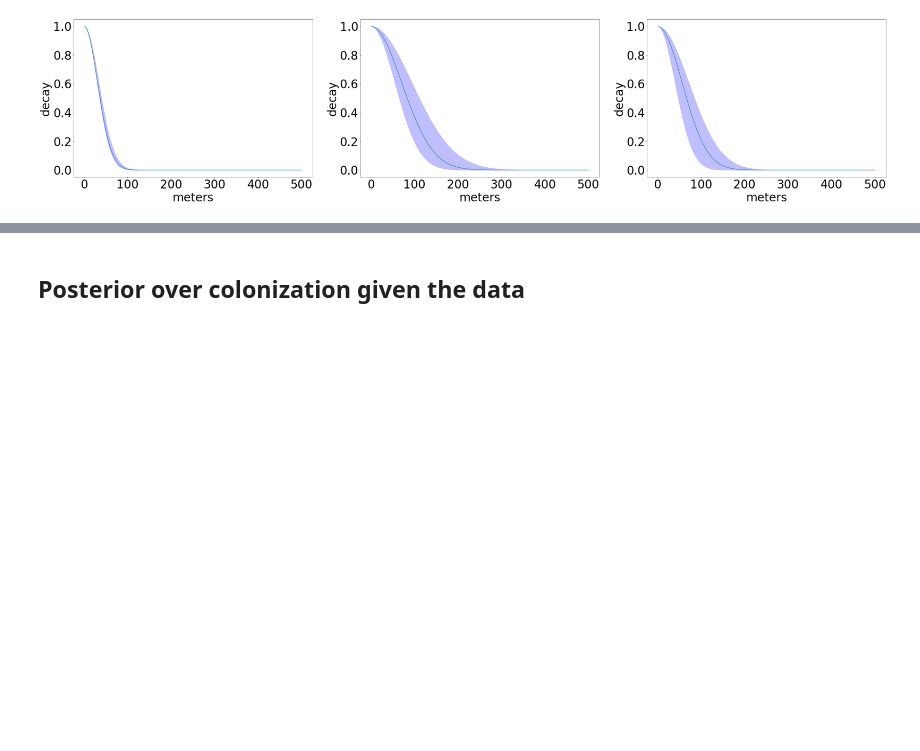
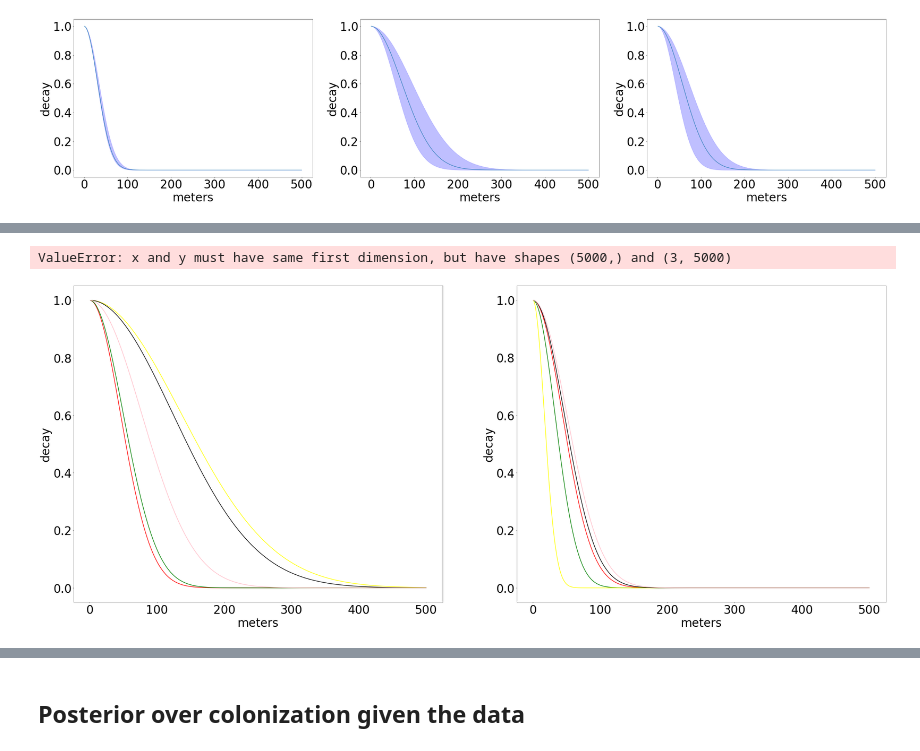
Before and after one commit to LorenzoRimella/SMC2-ILM, a Jupyter notebook: ECOLI/Check simulations.ipynb, the cells around one changed output, grey strips where cells are left out. Cells and saved outputs as stored; diff of their text form; code cells hidden in the pictures; blank space fills up the shorter version.

```diff
--- a/ECOLI/Check simulations.ipynb
+++ b/ECOLI/Check simulations.ipynb
@@ -377,0 +443,56 @@ for i in range(3):
+# %%
+fig, (ax) = plt.subplots(1, 2, figsize=(50, 20), dpi=50)
+
+cities = ["chileka", "ndirande"]
+colors = ["red", "green", "yellow", "black", "pink"]
+
+population_sizes = {}
+population_sizes["chileka"]  = ["13184",  "4000",  "2000", "1000",  "500"] #500 #4- 1000 #3- 2000 #2-4000 #1-13184
+population_sizes["ndirande"] = ["23000", "15000", "10000", "6000", "3000"] #3000 #4- 6000 #3- 10000 #2-15000 #1-23000
+
+for j in range(0,5):
+    str_ = str_list[j]
+    for i in range(2):
+        city = cities[i]
+        ax[i].set_xlabel('meters', fontsize=40)
+        ax[i].set_ylabel('decay',  fontsize=40)
+
+        ax[i].xaxis.set_tick_params(labelsize=40)
+        ax[i].yaxis.set_tick_params(labelsize=40)
+
+        x = np.reshape(np.linspace(1, 500, 5000), (1, 5000))
+
+        phi = np.exp(np.mean(best_phi[str_][city]))
+
+        beta_2_sim = np.exp(np.mean(-theta[best[city][0]][city][best_simulation[best[city][0]][city]][:,1,-1]))
+        beta_2 = beta_2_sim*np.exp(np.mean(best_beta_2[str_][city]))
+
+        decay = beta_2*distances_phi(x, phi)
+
+        ax[i].plot(x[0,:], decay[0,:], color= colors[j], label = population_sizes[city][j], linewidth=2)
+#         ax[i].fill_between(x[0,:], y1 = decay_quantile[0,:], y2 = decay_quantile[2,:], color= colors[j], alpha = 0.25)
+
+# for i in range(2):
+#     city = cities[i]
+#     ax[i].set_xlabel('meters', fontsize=40)
+#     ax[i].set_ylabel('decay',  fontsize=40)
+
+#     ax[i].xaxis.set_tick_params(labelsize=40)
+#     ax[i].yaxis.set_tick_params(labelsize=40)
+
+#     x = np.reshape(np.linspace(1, 500, 5000), (1, 5000))
+
+#     phi = np.exp(theta[best[city][0]][city][best_simulation[best[city][0]][city]][:,-1,-1])
+#     phi = np.reshape(phi, (phi.shape[0], 1))
+
+#     decay = distances_phi(x, phi)
+#     decay_quantile = np.mean(decay, axis = 0) #np.quantile(decay, (0.05, 0.5, 0.95), axis = 0)
+
+#     ax[i].plot(x[0,:], decay_quantile, label = "optimal")
+# #     ax[i].fill_between(x[0,:], y1 = decay_quantile[0,:], y2 = decay_quantile[2,:], color= "blue", alpha = 0.25)
+
+ax[0].legend(fontsize=30)
+ax[1].legend(fontsize=30)
+# %% [output]
+ValueError: x and y must have same first dimension, but have shapes (5000,) and (3, 5000)
+[figure, added]
```
Also changed, not shown: parts of 13 cells of this notebook, 1 other file.
